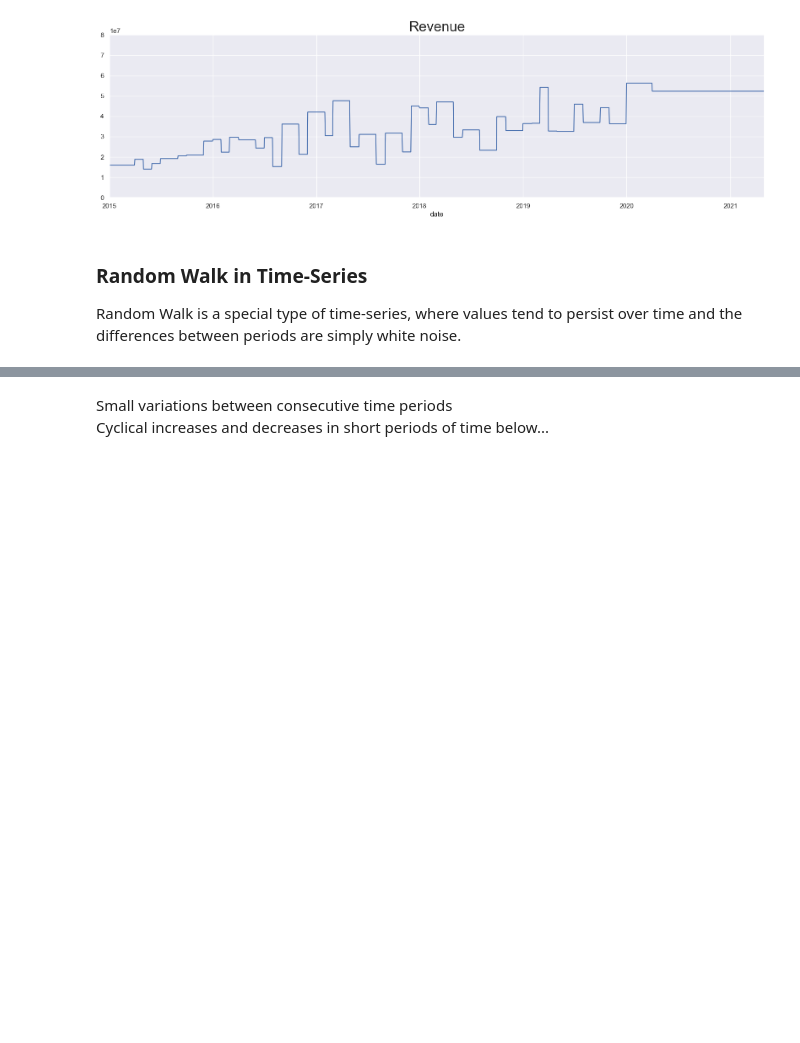
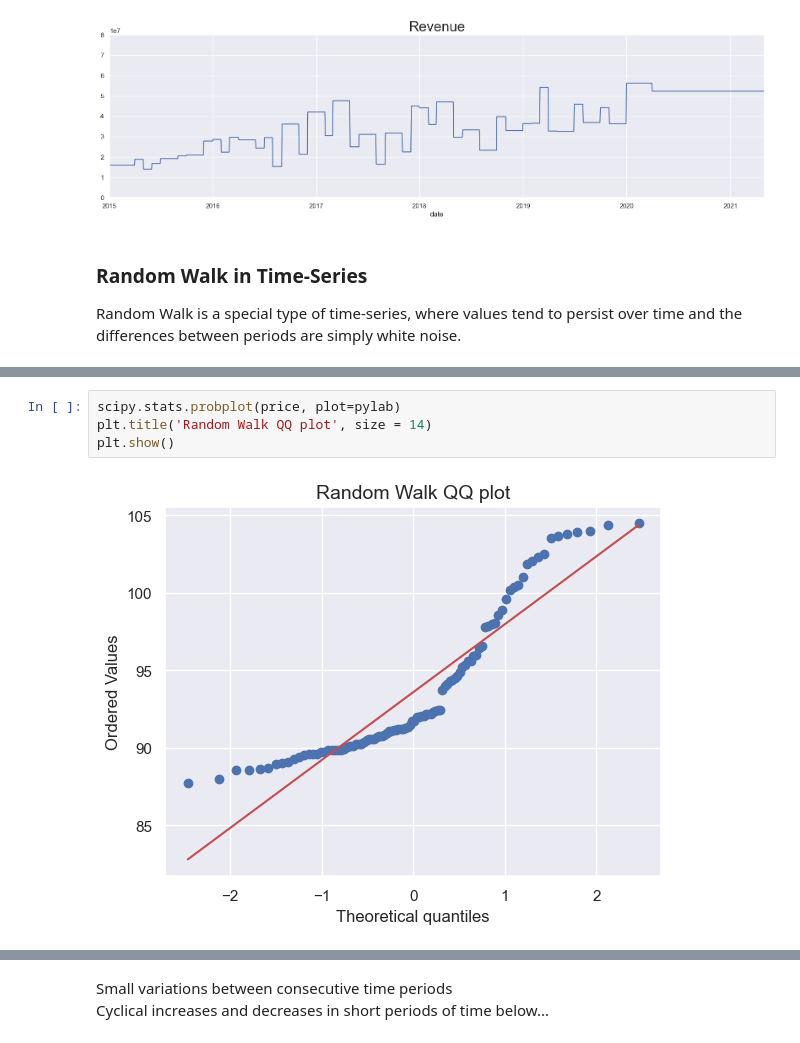
Before and after one commit to Mukhammadkodir27/Advanced_Python, a Jupyter notebook: Machine_Learning/Time-Series/00_Time-Series.ipynb, the cells around one changed output, grey strips where cells are left out. Cells and saved outputs as stored; diff of their text form; blank space fills up the shorter version.

```diff
--- a/Machine_Learning/Time-Series/00_Time-Series.ipynb
+++ b/Machine_Learning/Time-Series/00_Time-Series.ipynb
@@ -423,3 +456,9 @@ Random Walk is a special type of time-series, where values tend to persist over
+# %%
+scipy.stats.probplot(price, plot=pylab)
+plt.title('Random Walk QQ plot', size = 14)
+plt.show()
+# %% [output]
+[figure, added]
 # %%
 df.head()
 # %% [output]
```
Also changed, not shown: parts of 57 cells of this notebook.
